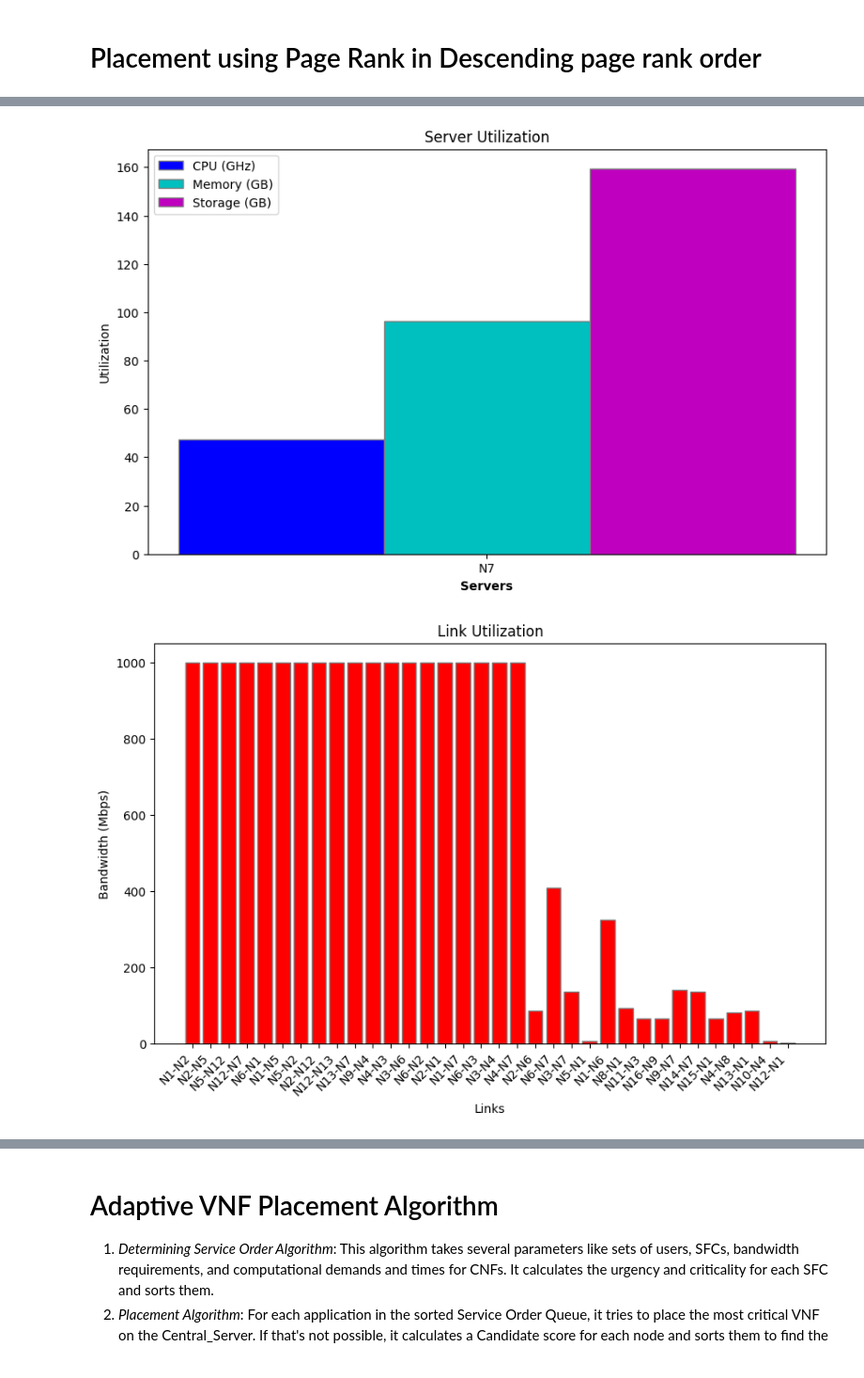
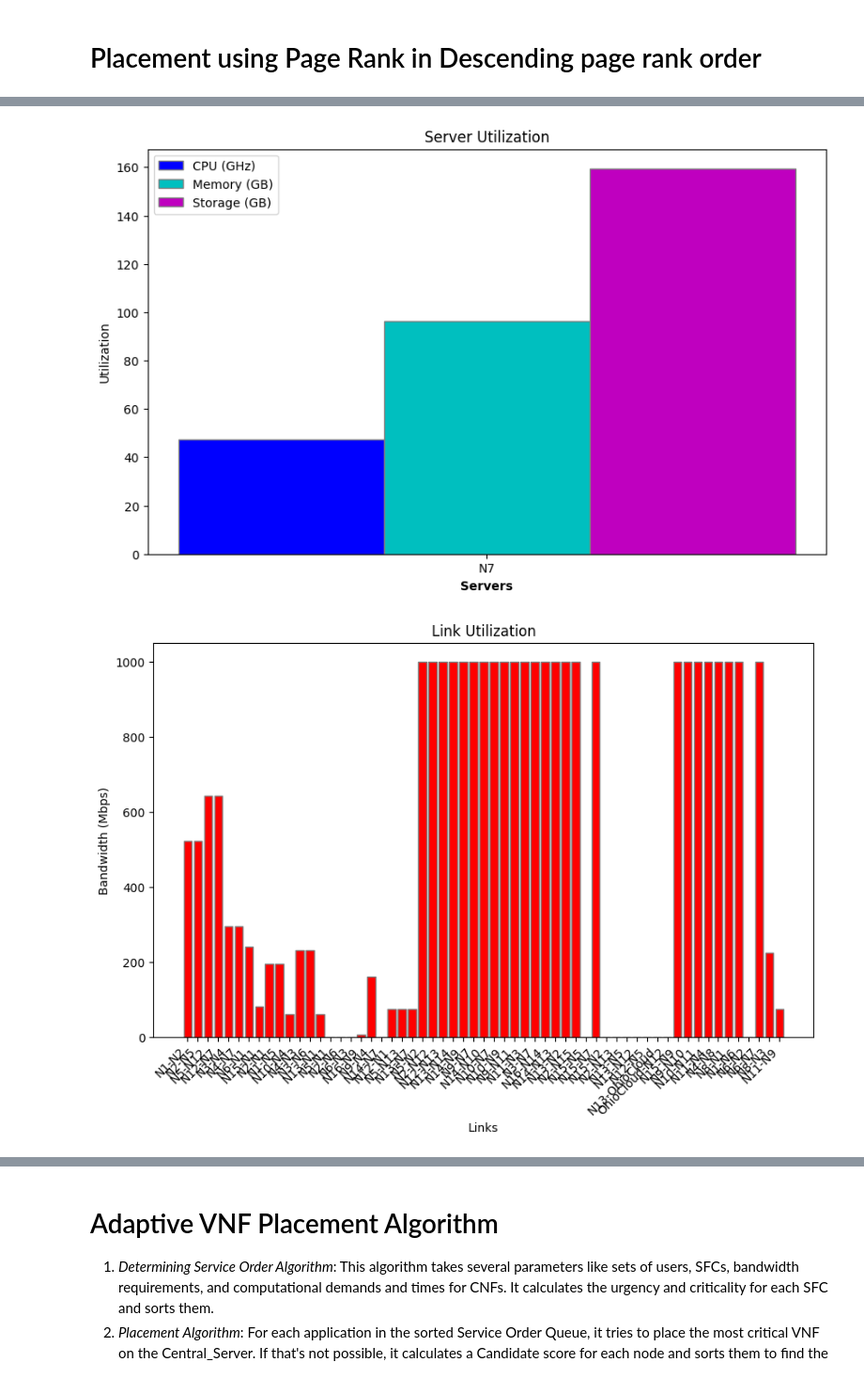
Before and after one commit to yrafique/VNF-python, a Jupyter notebook: Import_NetworkImport.ipynb, the cells around one changed output, grey strips where cells are left out. Shown at 94% size. Saved outputs shown, nothing was run; the diff lists cells and outputs as text; code cells hidden in the pictures.

```diff
--- a/Import_NetworkImport.ipynb
+++ b/Import_NetworkImport.ipynb
@@ -873,10 +879,10 @@ import numpy as np
 # Assuming you have server_utilization, link_utilization, accepted_percentage, and rejected_percentage already defined
 
 # Server Utilization Bar Graph
-servers = list(server_utilization.keys())
-cpu_util = [server_utilization[s]['cpu'] for s in servers]
-mem_util = [server_utilization[s]['memory'] for s in servers]
-storage_util = [server_utilization[s]['storage'] for s in servers]
+servers = list(server_utilization_pagerank.keys())
+cpu_util = [server_utilization_pagerank[s]['cpu'] for s in servers]
+mem_util = [server_utilization_pagerank[s]['memory'] for s in servers]
+storage_util = [server_utilization_pagerank[s]['storage'] for s in servers]
 
 barWidth = 0.25
 r1 = np.arange(len(cpu_util))
@@ -897,38 +903,38 @@ plt.legend()
 plt.show()
 
 # Link Utilization Bar Graph
-links = list(link_utilization.keys())
-bandwidth_util = [link_utilization[l] for l in links]
+links = list(link_utilization_pagerank.keys())
+bandwidth_util = [link_utilization_pagerank[l] for l in links]
 link_names = [f"{l[0]}-{l[1]}" for l in links]
 
 plt.figure(figsize=(10, 6))
 plt.bar(link_names, bandwidth_util, color='r', edgecolor='grey')
 
 plt.xlabel('Links')
 plt.ylabel('Bandwidth (Mbps)')
 plt.title('Link Utilization')
 plt.xticks(rotation=45, ha='right')
 plt.show()
 
 # Accepted vs Rejected Users Bar Graph
 y_max = 100  # Adjust this value as needed
 
 plt.figure(figsize=(10, 6))
 
-user_percentages = [accepted_percentage, rejected_percentage]
+user_percentages = [accepted_percentage_pagerank, rejected_percentage_pagerank]
 user_labels = ['Accepted Users', 'Rejected Users']
 
 bar_positions = np.arange(len(user_labels))
 
 plt.bar(bar_positions, user_percentages, color=['g', 'r'], edgecolor='grey')
 
 plt.xlabel('User Status')
 plt.ylabel('Percentage (%)')
 plt.title('Percentage of Accepted vs. Rejected Users')
 plt.xticks(bar_positions, user_labels)
 plt.ylim(0, y_max)
 
 plt.show()
 # %% [output]
 [figure]
-[figure, old version]
+[figure, new version]
```
Also changed, not shown: parts of 16 cells of this notebook.
